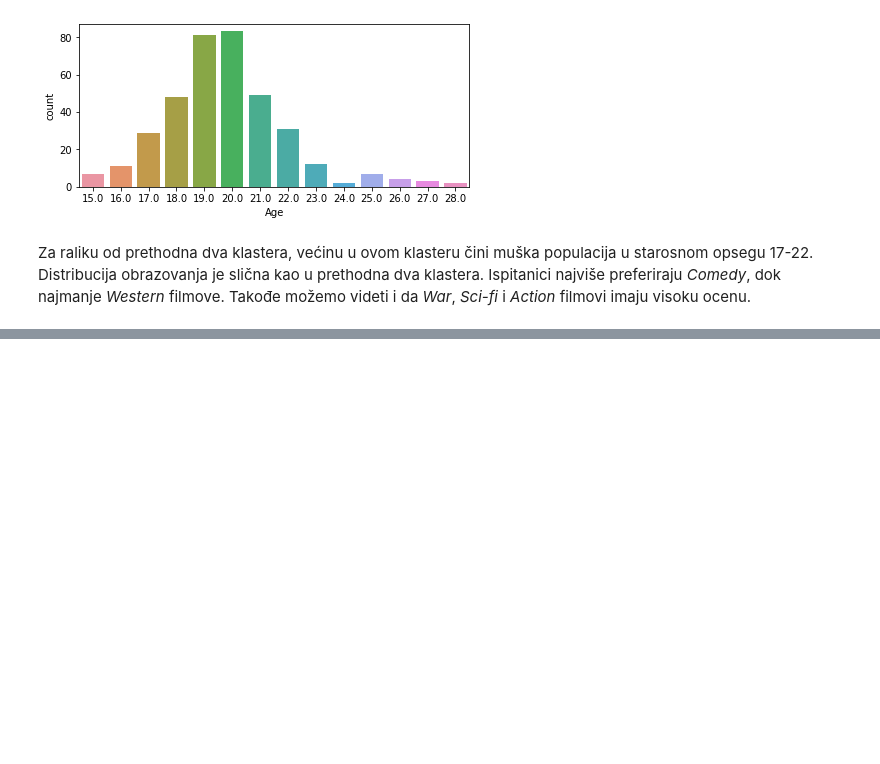
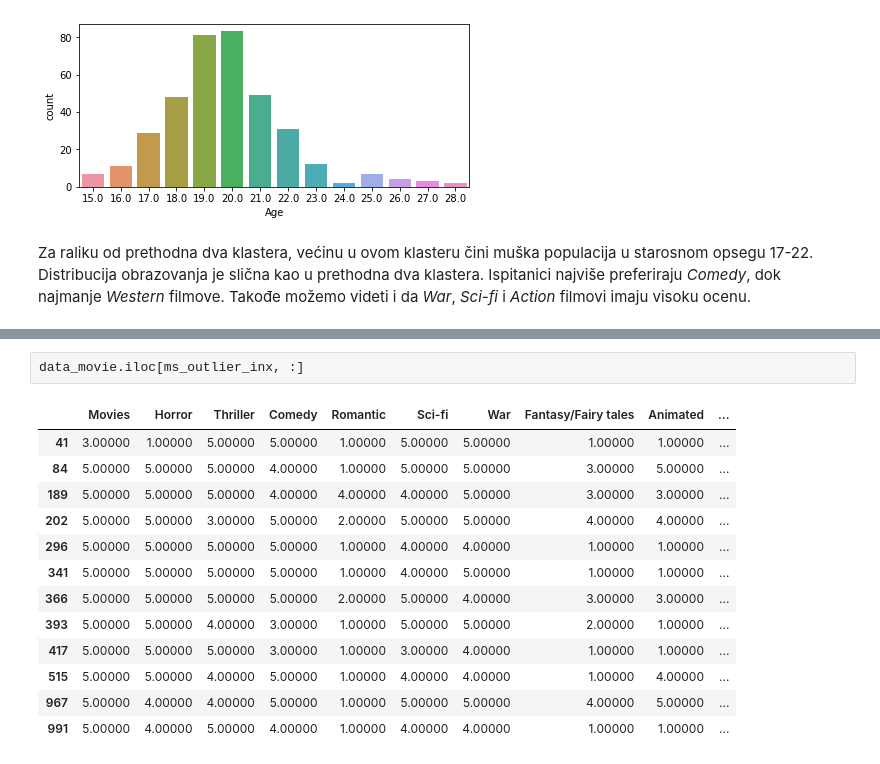
Before and after one commit to LastChanceKatze/ml_young_people_survey, a Jupyter notebook: movie_preferences_clustering.ipynb, the cells around one changed output, grey strips where cells are left out. Cells and saved outputs as stored; diff of their text form; blank space fills up the shorter version.

```diff
--- a/movie_preferences_clustering.ipynb
+++ b/movie_preferences_clustering.ipynb
@@ -788,0 +912,16 @@ Za raliku od prethodna dva klastera, većinu u ovom klasteru čini muška popula
+# %%
+data_movie.iloc[ms_outlier_inx, :]
+# %% [output]
+|  | Movies | Horror | Thriller | Comedy | Romantic | Sci-fi | War | Fantasy/Fairy tales | Animated | ... |
+| 41 | 3.00000 | 1.00000 | 5.00000 | 5.00000 | 1.00000 | 5.00000 | 5.00000 | 1.00000 | 1.00000 | ... |
+| 84 | 5.00000 | 5.00000 | 5.00000 | 4.00000 | 1.00000 | 5.00000 | 5.00000 | 3.00000 | 5.00000 | ... |
+| 189 | 5.00000 | 5.00000 | 5.00000 | 4.00000 | 4.00000 | 4.00000 | 5.00000 | 3.00000 | 3.00000 | ... |
+| 202 | 5.00000 | 5.00000 | 3.00000 | 5.00000 | 2.00000 | 5.00000 | 5.00000 | 4.00000 | 4.00000 | ... |
+| 296 | 5.00000 | 5.00000 | 5.00000 | 5.00000 | 1.00000 | 4.00000 | 4.00000 | 1.00000 | 1.00000 | ... |
+| 341 | 5.00000 | 5.00000 | 5.00000 | 5.00000 | 1.00000 | 4.00000 | 5.00000 | 1.00000 | 1.00000 | ... |
+| 366 | 5.00000 | 5.00000 | 5.00000 | 5.00000 | 2.00000 | 5.00000 | 4.00000 | 3.00000 | 3.00000 | ... |
+| 393 | 5.00000 | 5.00000 | 4.00000 | 3.00000 | 1.00000 | 5.00000 | 5.00000 | 2.00000 | 1.00000 | ... |
+| 417 | 5.00000 | 5.00000 | 5.00000 | 3.00000 | 1.00000 | 3.00000 | 4.00000 | 1.00000 | 1.00000 | ... |
+| 515 | 5.00000 | 5.00000 | 4.00000 | 5.00000 | 1.00000 | 4.00000 | 4.00000 | 1.00000 | 4.00000 | ... |
+| 967 | 5.00000 | 4.00000 | 4.00000 | 5.00000 | 1.00000 | 5.00000 | 5.00000 | 4.00000 | 5.00000 | ... |
+| 991 | 5.00000 | 4.00000 | 5.00000 | 4.00000 | 1.00000 | 4.00000 | 4.00000 | 1.00000 | 1.00000 | ... |
```
Also changed, not shown: parts of 21 cells of this notebook, 2 other files.
